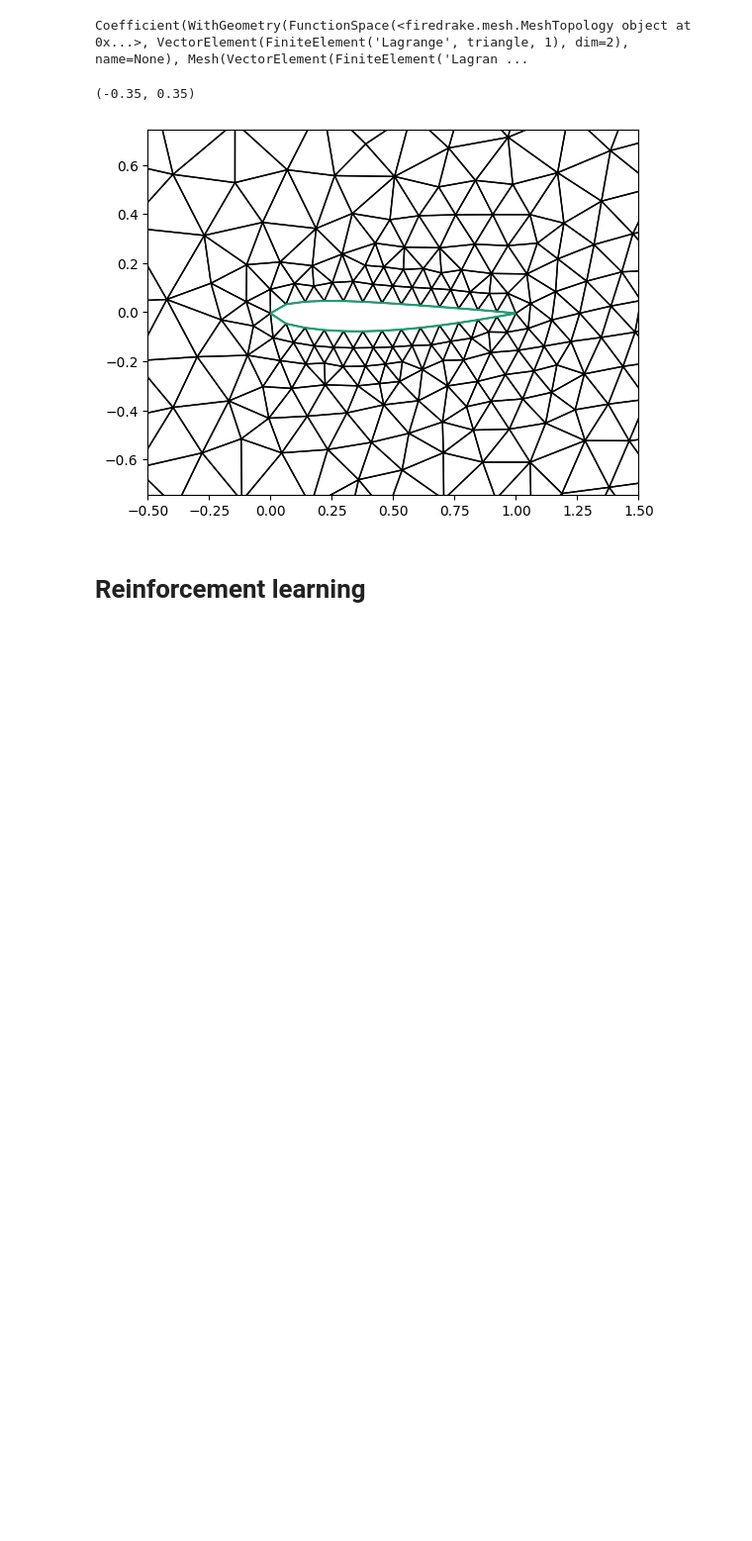
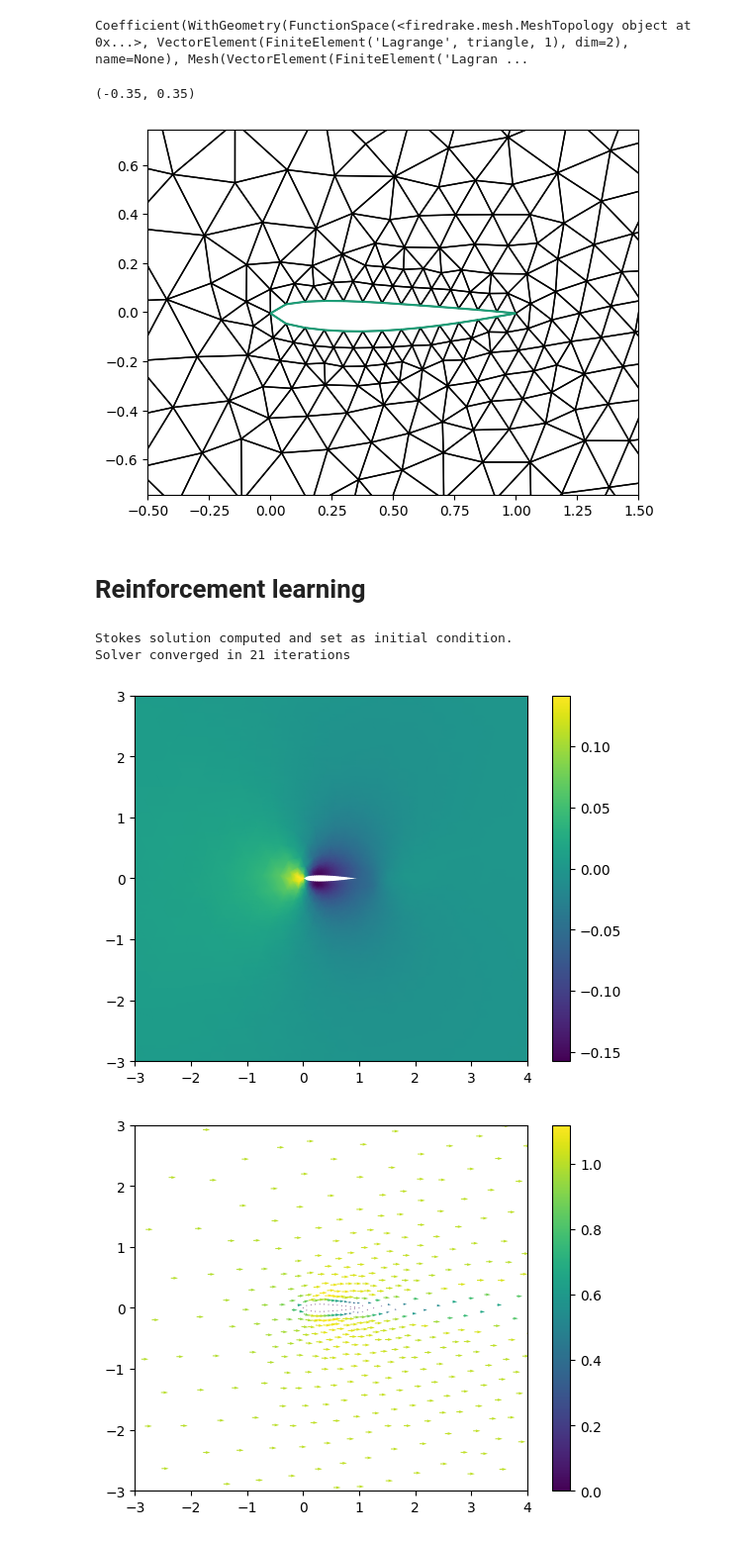
Before and after one commit to gupo33/ProgettoNAPDE, a Jupyter notebook: Progetto Napde.ipynb, the cells around one changed output. Shown at 99% size. Cells and saved outputs as stored; diff of their text form; code cells hidden in the pictures; blank space fills up the shorter version.

Commit message:
messo metodo di plot in classe cfdsolver

```diff
--- a/Progetto Napde.ipynb
+++ b/Progetto Napde.ipynb
@@ -517,7 +517,33 @@ class CFDSolver:
         Cd=assemble(inner(T*n, as_vector([1,0]))*ds(0))/0.5
         Cl=assemble(inner(T*n, as_vector([0,1]))*ds(0))/0.5
         return Cd, Cl
+
+    def plot_solution(self):
+        fig, ax = plt.subplots()
+        q=tripcolor(self.ph, axes=ax)
+        fig.colorbar(q)
+        ax.set_xlim(-3, 4)
+        ax.set_ylim(-3, 3)
+
+        fig, ax = plt.subplots()
+        q=quiver(self.uh, axes=ax)
+        fig.colorbar(q)
+        ax.set_xlim(-3, 4)
+        ax.set_ylim(-3, 3)
+
+        fig, ax = plt.subplots()
+        q=tripcolor(self.uh, axes=ax)
+        fig.colorbar(q)
+        ax.set_xlim(-3, 4)
+        ax.set_ylim(-3, 3)
 # %%
 CFDsolver=CFDSolver(M, 3500)
 # %%
 CFDsolver.run_solver()
+
+CFDsolver.plot_solution()
+# %% [output]
+Stokes solution computed and set as initial condition.
+Solver converged in 21 iterations
+[figure, added]
+[figure, added]
```
Also changed, not shown: parts of 1 cell of this notebook.
